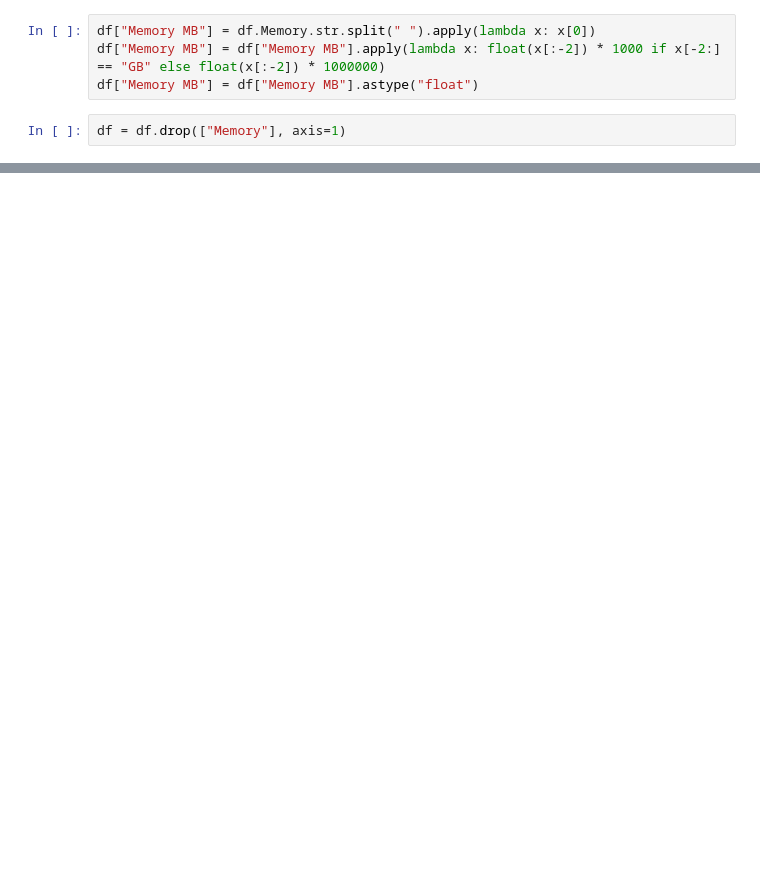
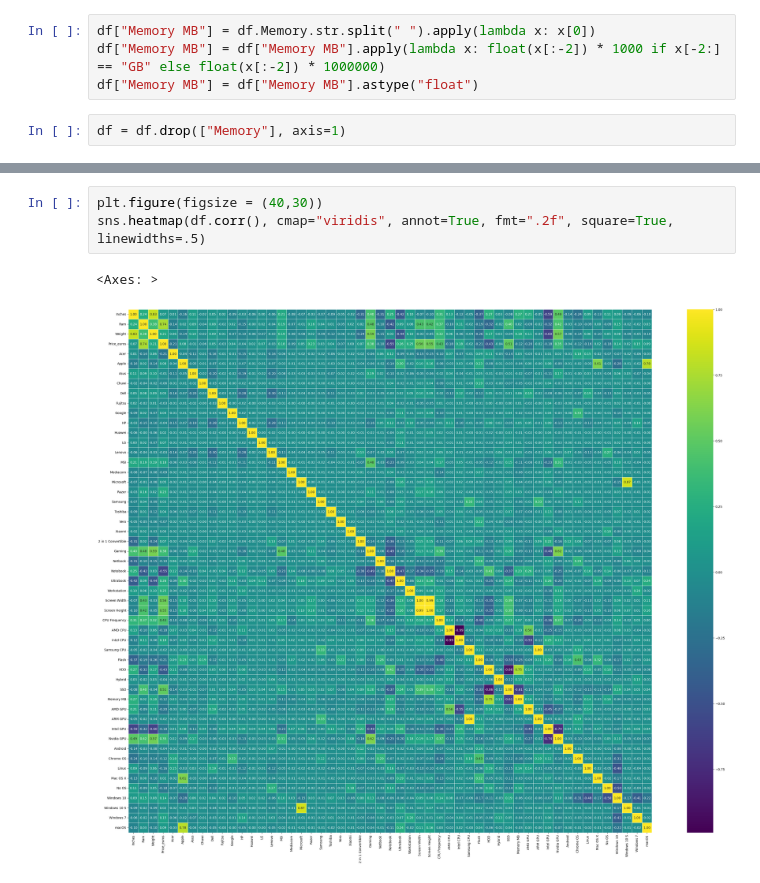
Before and after one commit to il-shunder/Machine-Learning-Projects, a Jupyter notebook: Laptop Price Prediction/main.ipynb, the cells around one changed output, grey strips where cells are left out. Saved outputs shown, nothing was run; the diff lists cells and outputs as text; blank space fills up the shorter version.

```diff
--- a/Laptop Price Prediction/main.ipynb
+++ b/Laptop Price Prediction/main.ipynb
@@ -90,0 +108,6 @@ df
+# %%
+plt.figure(figsize = (40,30))
+sns.heatmap(df.corr(), cmap="viridis", annot=True, fmt=".2f", square=True, linewidths=.5)
+# %% [output]
+<Axes: >
+[figure, added]
```
Also changed, not shown: parts of 8 cells of this notebook.
